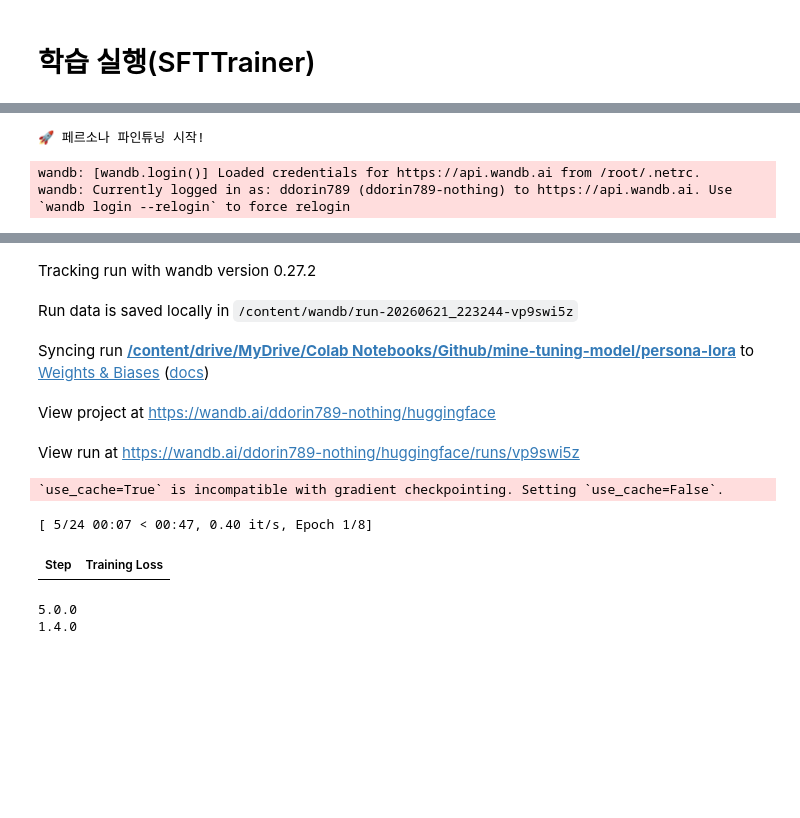
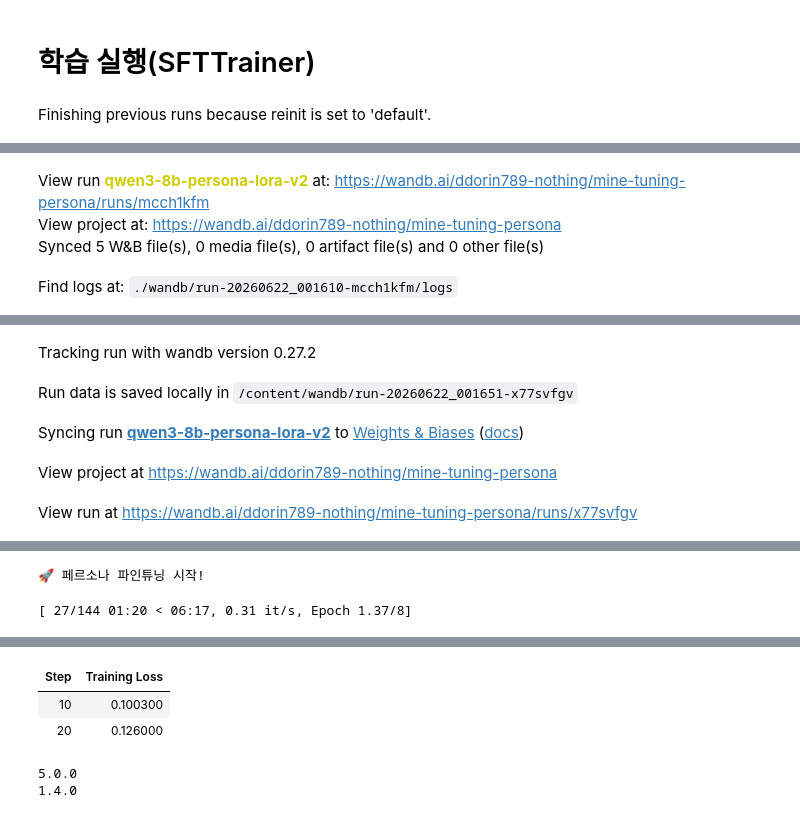
Before and after one commit to doyeon789/mine-tuning-model, a Jupyter notebook: colab_model_code/mine-tuning-FT.ipynb, the cells around one changed output, grey strips where cells are left out. Drawn from its saved outputs; the diff is of its cells as text; code cells hidden in the pictures; blank space fills up the shorter version.

Commit message:
feat: v2 (batch_size : 4, accumulation_steps : 4, epoches : 8)

```diff
--- a/colab_model_code/mine-tuning-FT.ipynb
+++ b/colab_model_code/mine-tuning-FT.ipynb
@@ -139,11 +139,24 @@ trainable params: 43,646,976 || all params: 8,234,382,336 || trainable%: 0.5301
 # 학습 실행(SFTTrainer)
 # %%
 from trl import SFTTrainer, SFTConfig
+import wandb
 
 DRIVE_DIR = "/content/drive/MyDrive/Colab Notebooks/Github/mine-tuning-model"
 
+wandb.init(
+    project="mine-tuning-persona",
+    name="qwen3-8b-persona-lora-v2",
+    config={
+      "model": "Qwen/Qwen3-8B",
+      "lora_r" : 4,
+      "lora_alpha" : 4,
+      "lora_dropout" : 0.05,
+      "epochs": 8
+    }
+)
+
 training_args = SFTConfig(
-    output_dir=f"{DRIVE_DIR}/persona-lora",
+    output_dir=f"{DRIVE_DIR}/persona-lora-v2",
     num_train_epochs=8,
     per_device_train_batch_size=4,
     gradient_accumulation_steps=4,
@@ -167,10 +180,11 @@ trainer = SFTTrainer(
 print("🚀 페르소나 파인튜닝 시작!")
 trainer.train()
 
-save_dir = f"{DRIVE_DIR}/persona-lora"
+save_dir = f"{DRIVE_DIR}/persona-lora-v2"
 trainer.model.save_pretrained(save_dir)
 tokenizer.save_pretrained(save_dir)
 print(f"✅ 저장 완료! → {save_dir}")
 
 wandb.finish()
 # %% [output]
+Finishing previous runs because reinit is set to 'default'.
@@ -176,0 +192,4 @@ wandb.finish()
+View run qwen3-8b-persona-lora-v2 at: https://wandb.ai/ddorin789-nothing/mine-tuning-persona/runs/mcch1kfm
+View project at: https://wandb.ai/ddorin789-nothing/mine-tuning-persona
+Synced 5 W&B file(s), 0 media file(s), 0 artifact file(s) and 0 other file(s)
+Find logs at: ./wandb/run-20260622_001610-mcch1kfm/logs
@@ -177 +197,6 @@ wandb.finish()
+Tracking run with wandb version 0.27.2
+Run data is saved locally in /content/wandb/run-20260622_001651-x77svfgv
+Syncing run qwen3-8b-persona-lora-v2 to Weights & Biases (docs)
+View project at https://wandb.ai/ddorin789-nothing/mine-tuning-persona
+View run at https://wandb.ai/ddorin789-nothing/mine-tuning-persona/runs/x77svfgv
 No label_names provided for model class `PeftModelForCausalLM`. Since `PeftModel` hides base models input arguments, if label_names is not given, label_names can't be set automatically within `Trainer ...
@@ -179,3 +203,2 @@ wandb: WARNING The `run_name` is currently set to the same value as `TrainingArg
 🚀 페르소나 파인튜닝 시작!
-wandb: [wandb.login()] Loaded credentials for https://api.wandb.ai from /root/.netrc.
-wandb: Currently logged in as: ddorin789 (ddorin789-nothing) to https://api.wandb.ai. Use `wandb login --relogin` to force relogin
+[ 27/144 01:20 < 06:17, 0.31 it/s, Epoch 1.37/8]
@@ -183,11 +205,6 @@ wandb: Currently logged in as: ddorin789 (ddorin789-nothing) to https://api.wand
-Tracking run with wandb version 0.27.2
-Run data is saved locally in /content/wandb/run-20260621_223244-vp9swi5z
-Syncing run /content/drive/MyDrive/Colab Notebooks/Github/mine-tuning-model/persona-lora to Weights & Biases (docs)
-View project at https://wandb.ai/ddorin789-nothing/huggingface
-View run at https://wandb.ai/ddorin789-nothing/huggingface/runs/vp9swi5z
-`use_cache=True` is incompatible with gradient checkpointing. Setting `use_cache=False`.
-[ 5/24 00:07 < 00:47, 0.40 it/s, Epoch 1/8]
 | Step | Training Loss |
+| 10 | 0.100300 |
+| 20 | 0.126000 |
 # %%
 import transformers
 import trl
```
Also changed, not shown: parts of 2 cells of this notebook.
